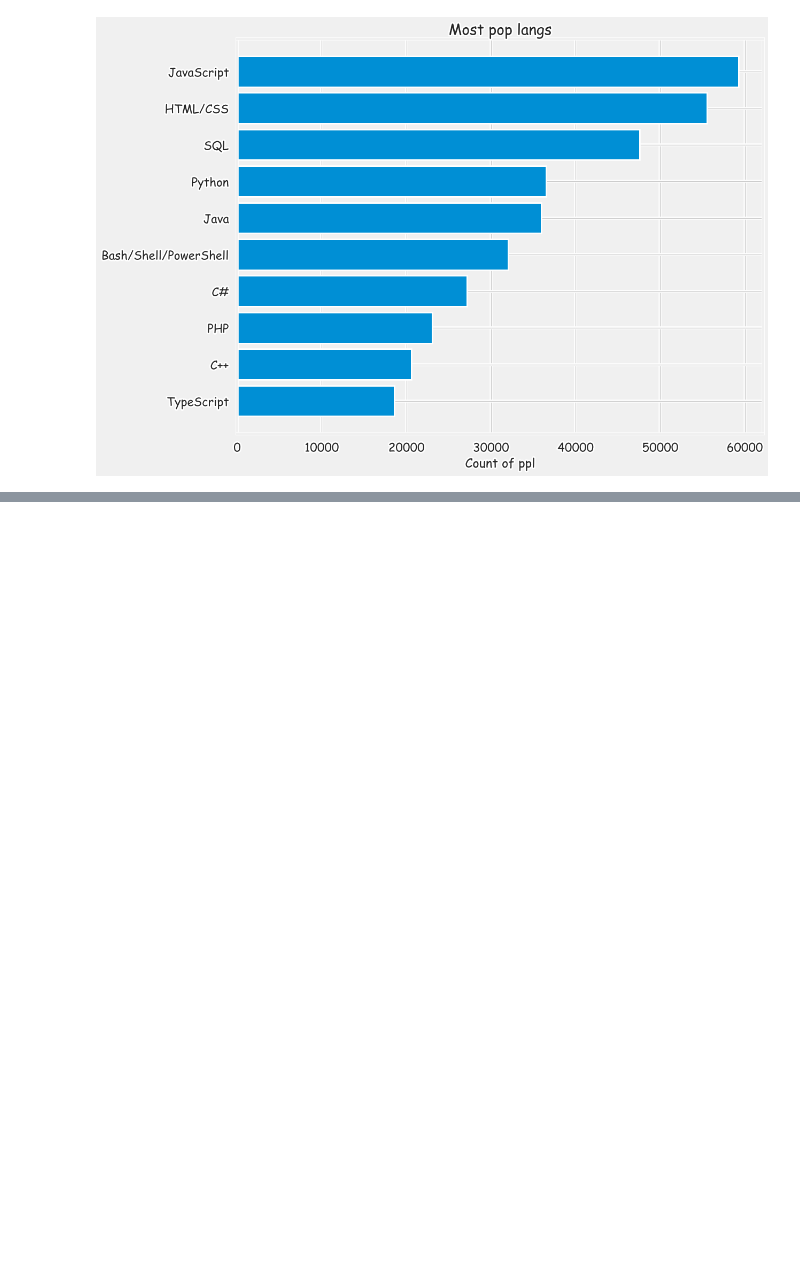
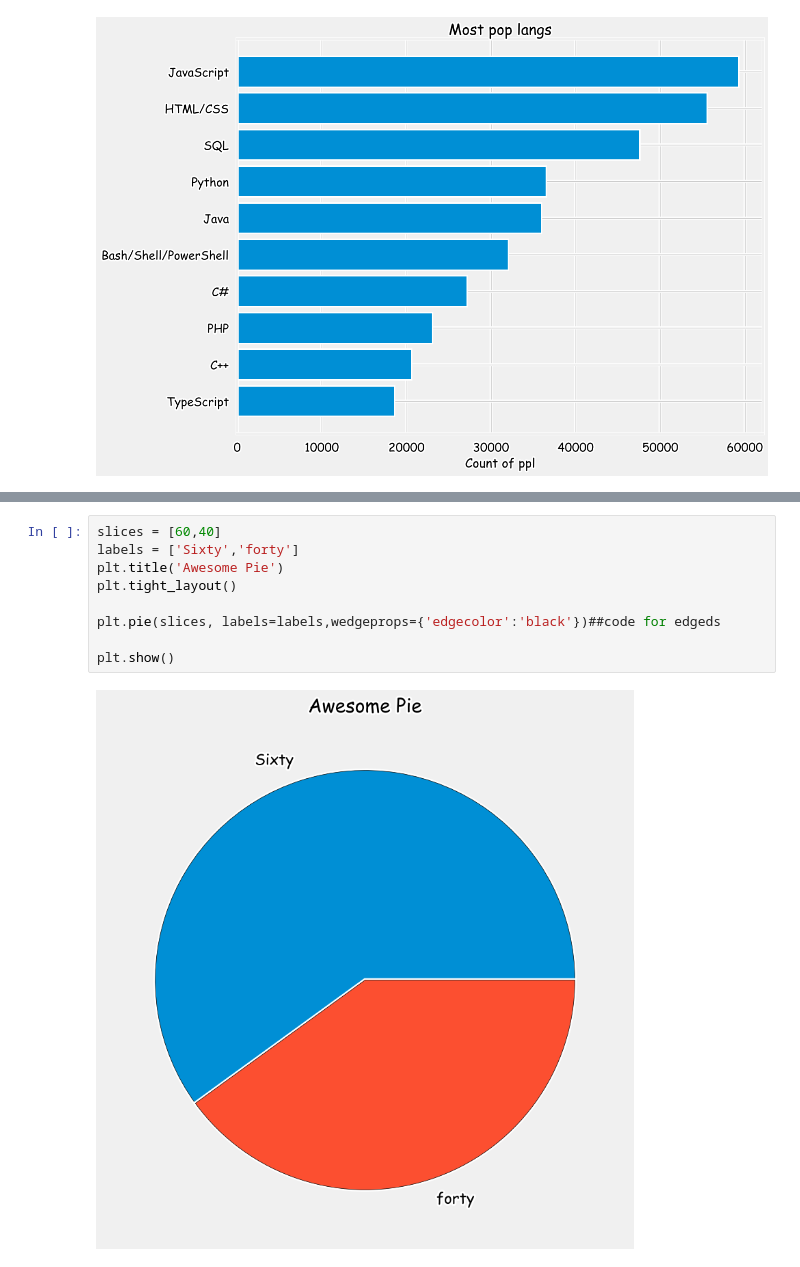
Before and after one commit to aaronmanfrin/main, a Jupyter notebook: Packages/matplot/matplot.ipynb, the cells around one changed output, grey strips where cells are left out. Drawn from its saved outputs; the diff is of its cells as text; blank space fills up the shorter version.

```diff
--- a/Packages/matplot/matplot.ipynb
+++ b/Packages/matplot/matplot.ipynb
@@ -410,0 +435,11 @@ plt.show() ## with pd still works as before
+# %%
+slices = [60,40]
+labels = ['Sixty','forty']
+plt.title('Awesome Pie')
+plt.tight_layout()
+
+plt.pie(slices, labels=labels,wedgeprops={'edgecolor':'black'})##code for edgeds
+
+plt.show()
+# %% [output]
+[figure, added]
```
Also changed, not shown: parts of 37 cells of this notebook, 1 other file.
